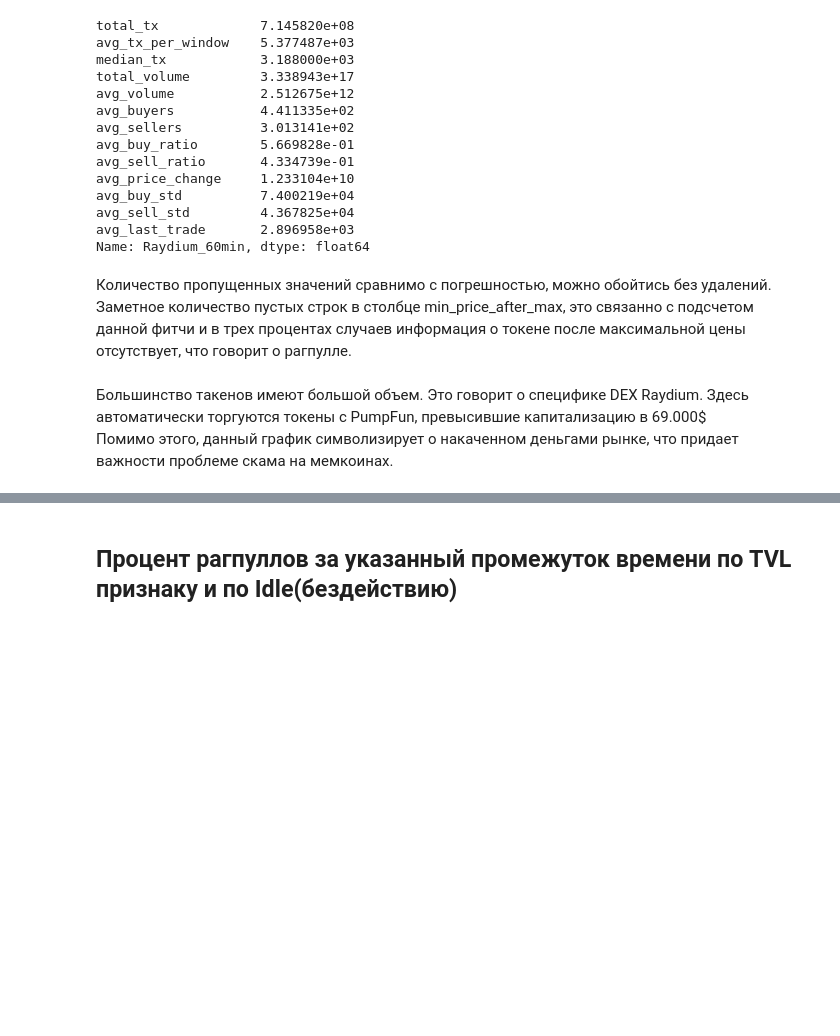
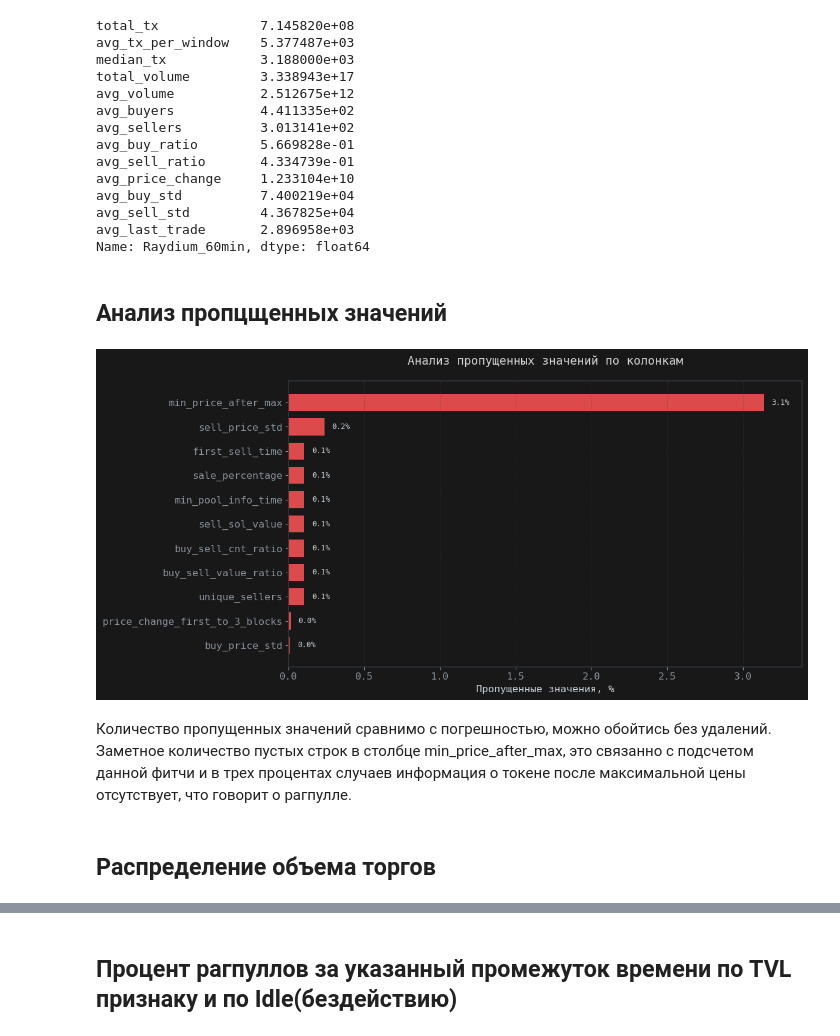
Before and after one commit to pynyashko/Statistical-practicum, a Jupyter notebook: project/EDA_for_statprac.ipynb, the cells around one changed output, grey strips where cells are left out. Cells and saved outputs as stored; diff of their text form; code cells hidden in the pictures; blank space fills up the shorter version.

```diff
--- a/project/EDA_for_statprac.ipynb
+++ b/project/EDA_for_statprac.ipynb
@@ -513,25 +513,3 @@ avg_buy_std          7.400219e+04
 avg_sell_std         4.367825e+04
 avg_last_trade       2.896958e+03
 Name: Raydium_60min, dtype: float64
-# %%
-fig, ax = plt.subplots(figsize=(12, 6))
-
-missing = raydium_feature_60min.isnull().mean().sort_values(ascending=True) * 100
-missing = missing[missing > 0]
-
-ax.barh(missing.index, missing.values, color='#ff5555', alpha=0.85, height=0.7)
-
-
-for v, name in zip(missing.values, missing.index):
-    ax.text(v + 0.3, name, f"{v:.1f}%", va="center", fontsize=9, color="#c9d1d9")
-
-ax.set_xlabel("Пропущенные значения, %", fontsize=12)
-ax.set_title("Анализ пропущенных значений по колонкам", fontsize=14, pad=20)
-ax.grid(axis="x", alpha=0.3)
-
-
-ax.set_xlim(right=missing.max() * 1.08)
-plt.tight_layout()
-plt.show()
-# %% [markdown]
-Количество пропущенных значений сравнимо с погрешностью, можно обойтись без удалений. Заметное количество пустых строк в столбце min_price_after_max, это связанно с подсчетом данной фитчи и в трех процентах случаев информация о токене после максимальной цены отсутствует, что говорит о рагпулле.
@@ -543,3 +516,51 @@ plt.show()
-# %% [markdown]
-Большинство такенов имеют большой объем. Это говорит о специфике DEX Raydium. Здесь автоматически торгуются токены с PumpFun, превысившие капитализацию в 69.000$
-Помимо этого, данный график символизирует о накаченном деньгами рынке, что придает важности проблеме скама на мемкоинах.
+# %% [markdown]
+## Анализ пропцщенных значений
+# %%
+plt.rcParams.update({
+    "figure.facecolor": "#181818",
+    "axes.facecolor":   "#181818",
+    "axes.edgecolor":   "#30363d",
+    "axes.labelcolor":  "#c9d1d9",
+    "xtick.color":      "#8b949e",
+    "ytick.color":      "#8b949e",
+    "text.color":       "#d4d4d4",
+    "grid.color":       "#3c4553",
+    "grid.linestyle":   "--",
+    "grid.alpha":       0.6,
+    "font.family":      "monospace",
+    "axes.titlesize":   11,
+    "axes.labelsize":   9,
+})
+
+ACCENT   = "#58a6ff"
+DANGER   = "#f85149"
+SUCCESS  = "#3fb950"
+WARN     = "#d29922"
+PURPLE   = "#bc8cff"
+PALETTE  = [ACCENT, DANGER, SUCCESS, WARN, PURPLE, "#79c0ff", "#ffa657"]
+
+fig, ax = plt.subplots(figsize=(12, 6))
+
+missing = raydium_feature_60min.isnull().mean().sort_values(ascending=True) * 100
+missing = missing[missing > 0]
+
+ax.barh(missing.index, missing.values, color='#ff5555', alpha=0.85, height=0.7)
+
+
+for v, name in zip(missing.values, missing.index):
+    ax.text(v + 0.05 , name, f"{v:.1f}%", va="center", fontsize=9, color="#c9d1d9")
+
+ax.set_xlabel("Пропущенные значения, %", fontsize=12)
+ax.set_title("Анализ пропущенных значений по колонкам", fontsize=14, pad=20)
+ax.grid(axis="x", alpha=0.3)
+
+
+ax.set_xlim(right=missing.max() * 1.08)
+plt.tight_layout()
+plt.show()
+# %% [output]
+[figure, added]
+# %% [markdown]
+Количество пропущенных значений сравнимо с погрешностью, можно обойтись без удалений. Заметное количество пустых строк в столбце min_price_after_max, это связанно с подсчетом данной фитчи и в трех процентах случаев информация о токене после максимальной цены отсутствует, что говорит о рагпулле.
+# %% [markdown]
+## Распределение объема торгов
```
Also changed, not shown: parts of 20 cells of this notebook.
